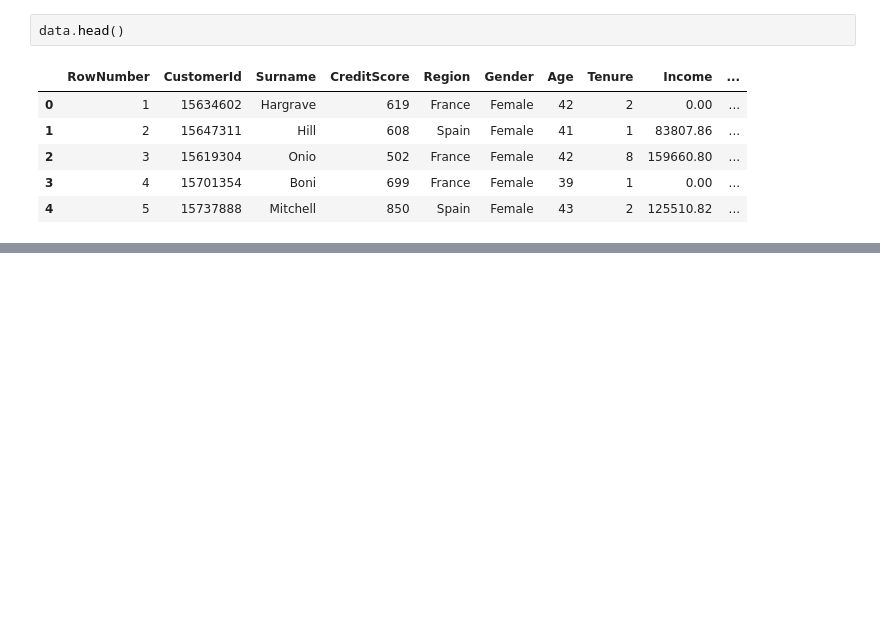
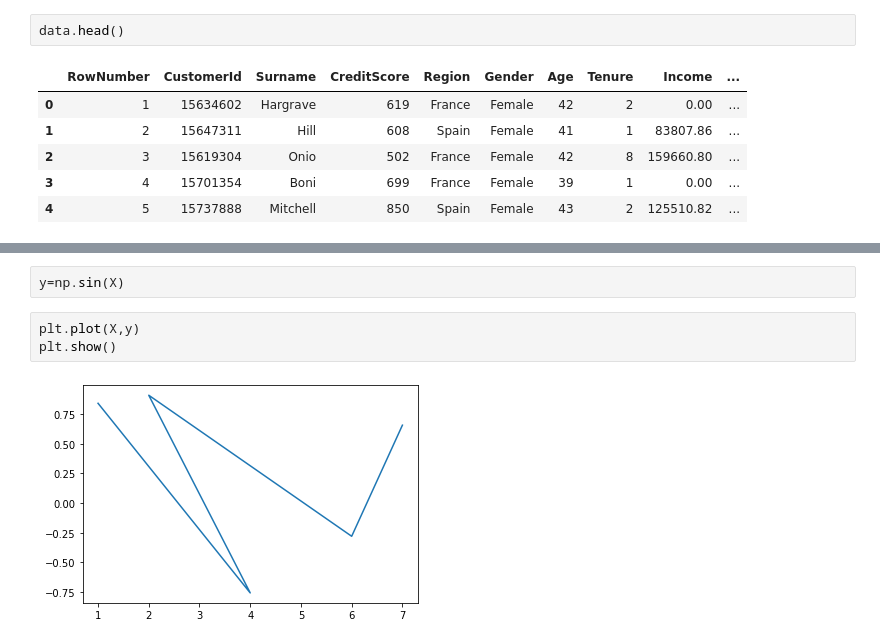
Before and after one commit to llohar/Python_FinalAss., a Jupyter notebook: Python_Final_Ass.ipynb, the cells around one changed output, grey strips where cells are left out. Cells and saved outputs as stored; diff of their text form; blank space fills up the shorter version.

```diff
--- a/Python_Final_Ass.ipynb
+++ b/Python_Final_Ass.ipynb
@@ -248,0 +314,7 @@ data.head()
+# %%
+y=np.sin(X)
+# %%
+plt.plot(X,y)
+plt.show()
+# %% [output]
+[figure, added]
```
Also changed, not shown: parts of 11 cells of this notebook.
